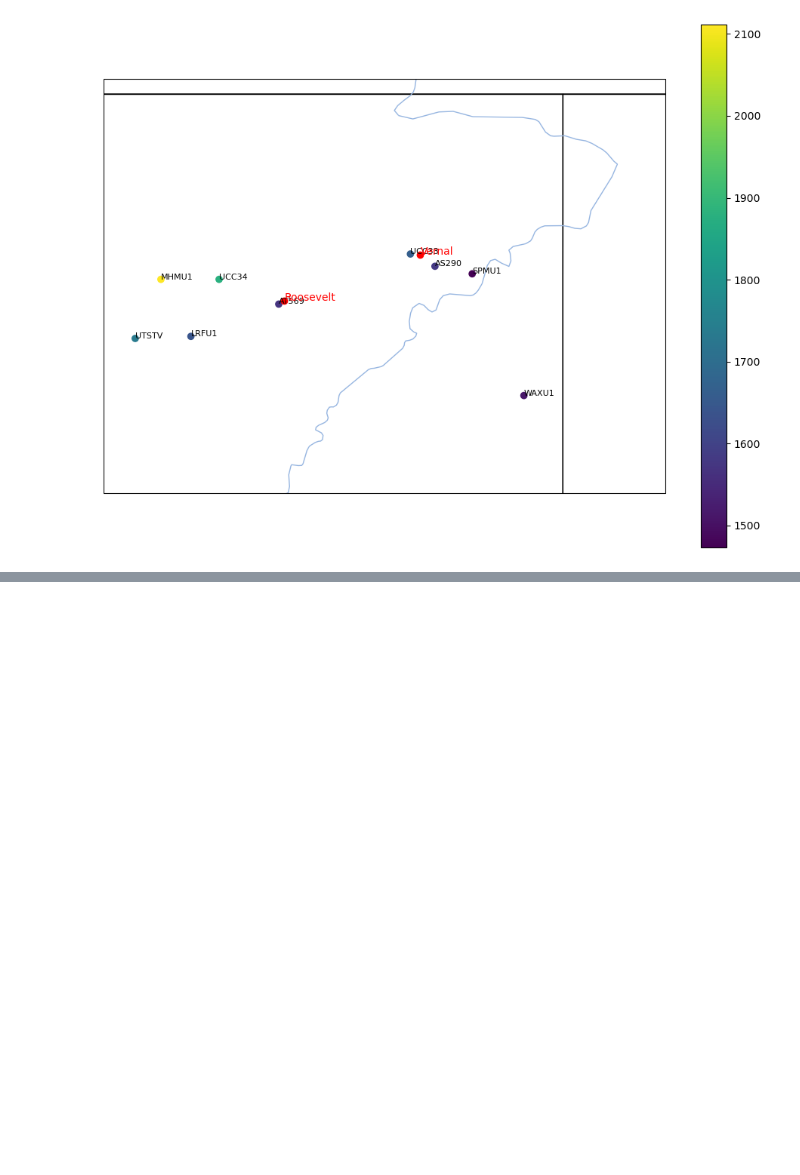
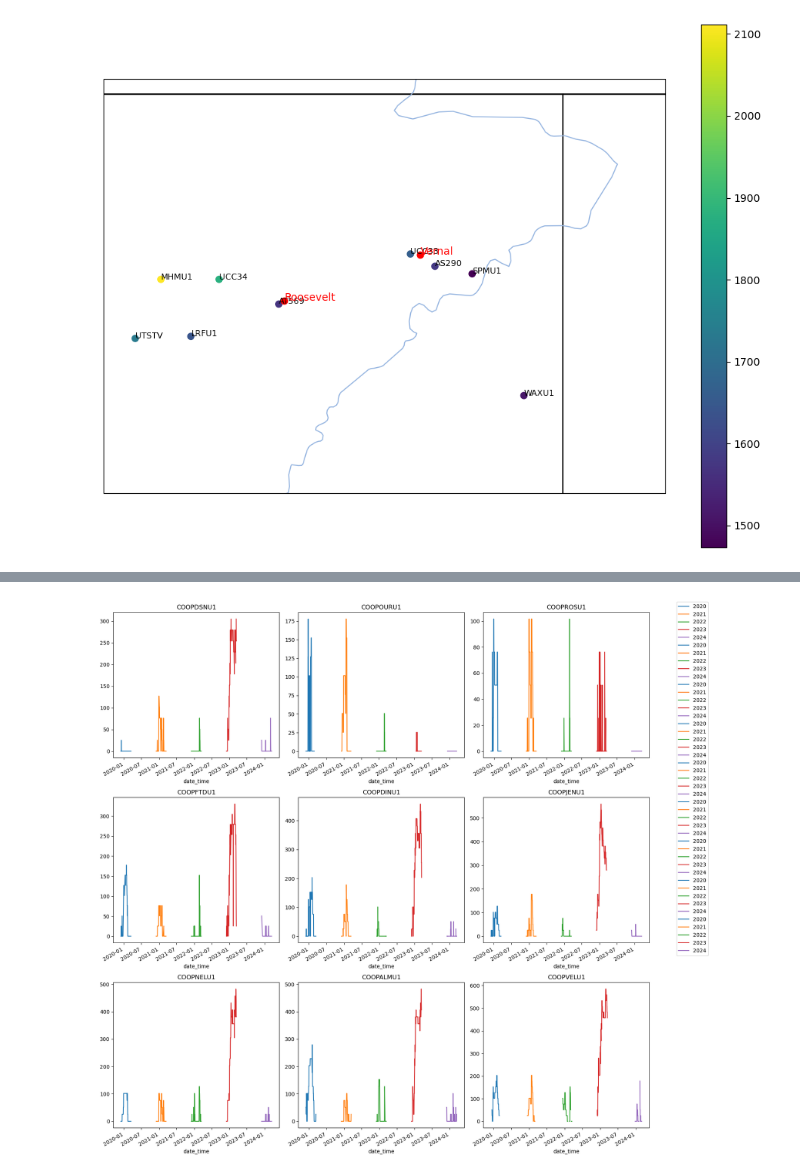
Before and after one commit to Bingham-Research-Center/clyfar, a Jupyter notebook: obs/messing_with_synoptic_data.ipynb, the cells around one changed output, grey strips where cells are left out. Saved outputs shown, nothing was run; the diff lists cells and outputs as text; code cells hidden in the pictures; blank space fills up the shorter version.

```diff
--- a/obs/messing_with_synoptic_data.ipynb
+++ b/obs/messing_with_synoptic_data.ipynb
@@ -362,0 +447,3 @@ plot_variable_by_years(data_path, common_stids, years[-5:], vrbl)
+# %%
+snow_stids = [stid for stid in common_stids if "COOP" in stid]
+snow_stids
@@ -363 +460,6 @@ plot_variable_by_years(data_path, common_stids, years[-5:], vrbl)
+# %%
+# Now visualise with the plot of 3x3 stations for snow depth
+plot_variable_by_years(data_path, snow_stids, years[-8:], vrbl)
+# %% [output]
+[figure, added]
 # %%
```
Also changed, not shown: parts of 18 cells of this notebook.
